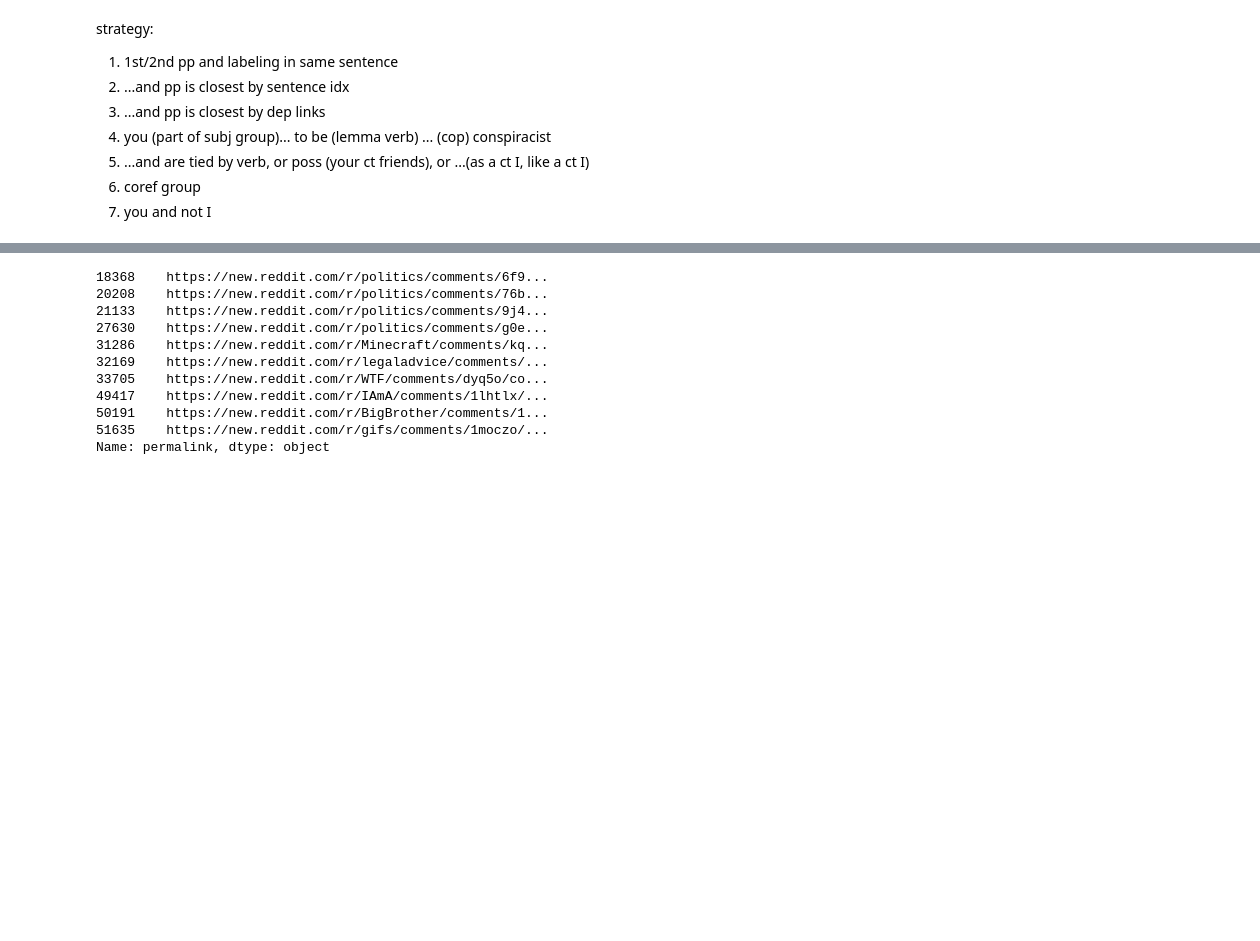
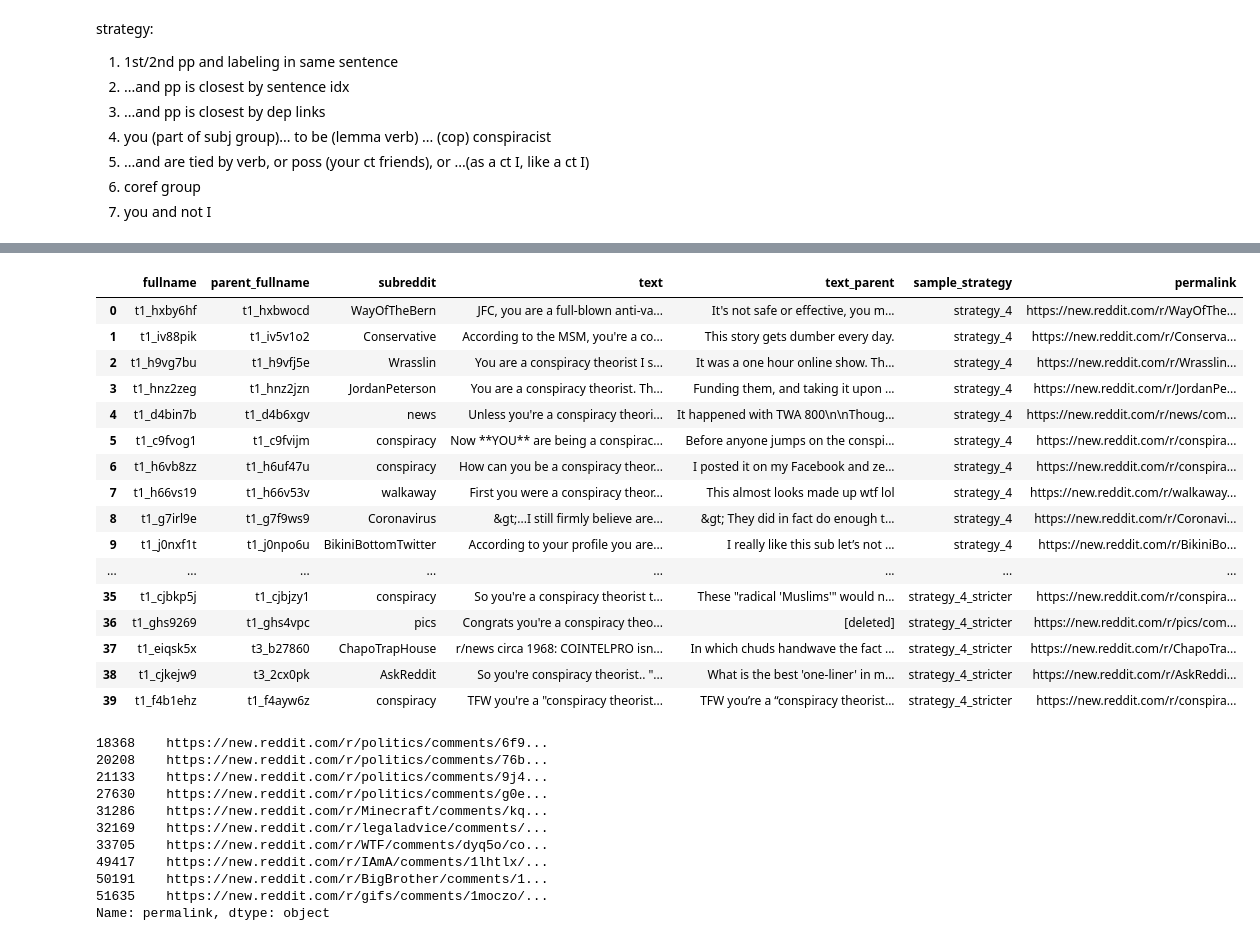
Before and after one commit to hide-ous/thrutherstoo, a Jupyter notebook: notebooks/find_direct_labeling_instances.ipynb, the cells around one changed output, grey strips where cells are left out. Saved outputs shown, nothing was run; the diff lists cells and outputs as text; code cells hidden in the pictures; blank space fills up the shorter version.

```diff
--- a/notebooks/find_direct_labeling_instances.ipynb
+++ b/notebooks/find_direct_labeling_instances.ipynb
@@ -230,0 +488,9 @@ len(strategy_4)
+# %%
+to_annotate = pd.concat((sample_4, sample_4_stricter))
+# %%
+parent_fullnames = set(to_annotate.parent_fullname)
+parents = list()
+for chunk in pd.read_json('../data/interim/labeling_subthread_all_filtered_preprocessed_no_bot.jsonl.zip', compression='zip', chunksize=1000, lines=True):
+    parents.append(chunk[chunk.fullname.isin(parent_fullnames)])
+parent_df = pd.concat(parents)
+len(parent_df)
@@ -230,0 +519,5 @@ len(strategy_4)
+# %%
+to_annotate['permalink'] = to_annotate.apply(get_permalink, axis=1)
+# %%
+
+to_annotate = pd.merge(to_annotate, parent_df[['text', 'fullname']], left_on='parent_fullname', right_on='fullname', suffixes = ['', '_parent'])[['fullname', 'parent_fullname', 'subreddit','text', 'text_parent', 'sample_strategy','permalink' ]]
@@ -231,3 +527,23 @@ len(strategy_4)
+# %%
+to_annotate
+# %% [output]
+|  | fullname | parent_fullname | subreddit | text | text_parent | sample_strategy | permalink |
+| 0 | t1_hxby6hf | t1_hxbwocd | WayOfTheBern | JFC, you are a full-blown anti-va... | It's not safe or effective, you m... | strategy_4 | https://new.reddit.com/r/WayOfThe... |
+| 1 | t1_iv88pik | t1_iv5v1o2 | Conservative | According to the MSM, you're a co... | This story gets dumber every day. | strategy_4 | https://new.reddit.com/r/Conserva... |
+| 2 | t1_h9vg7bu | t1_h9vfj5e | Wrasslin | You are a conspiracy theorist I s... | It was a one hour online show. Th... | strategy_4 | https://new.reddit.com/r/Wrasslin... |
+| 3 | t1_hnz2zeg | t1_hnz2jzn | JordanPeterson | You are a conspiracy theorist. Th... | Funding them, and taking it upon ... | strategy_4 | https://new.reddit.com/r/JordanPe... |
+| 4 | t1_d4bin7b | t1_d4b6xgv | news | Unless you're a conspiracy theori... | It happened with TWA 800\n\nThoug... | strategy_4 | https://new.reddit.com/r/news/com... |
+| 5 | t1_c9fvog1 | t1_c9fvijm | conspiracy | Now **YOU** are being a conspirac... | Before anyone jumps on the conspi... | strategy_4 | https://new.reddit.com/r/conspira... |
+| 6 | t1_h6vb8zz | t1_h6uf47u | conspiracy | How can you be a conspiracy theor... | I posted it on my Facebook and ze... | strategy_4 | https://new.reddit.com/r/conspira... |
+| 7 | t1_h66vs19 | t1_h66v53v | walkaway | First you were a conspiracy theor... | This almost looks made up wtf lol | strategy_4 | https://new.reddit.com/r/walkaway... |
+| 8 | t1_g7irl9e | t1_g7f9ws9 | Coronavirus | &gt;...I still firmly believe are... | &gt; They did in fact do enough t... | strategy_4 | https://new.reddit.com/r/Coronavi... |
+| 9 | t1_j0nxf1t | t1_j0npo6u | BikiniBottomTwitter | According to your profile you are... | I really like this sub let’s not ... | strategy_4 | https://new.reddit.com/r/BikiniBo... |
+| ... | ... | ... | ... | ... | ... | ... | ... |
+| 35 | t1_cjbkp5j | t1_cjbjzy1 | conspiracy | So you're a conspiracy theorist t... | These "radical 'Muslims'" would n... | strategy_4_stricter | https://new.reddit.com/r/conspira... |
+| 36 | t1_ghs9269 | t1_ghs4vpc | pics | Congrats you're a conspiracy theo... | [deleted] | strategy_4_stricter | https://new.reddit.com/r/pics/com... |
+| 37 | t1_eiqsk5x | t3_b27860 | ChapoTrapHouse | r/news circa 1968: COINTELPRO isn... | In which chuds handwave the fact ... | strategy_4_stricter | https://new.reddit.com/r/ChapoTra... |
+| 38 | t1_cjkejw9 | t3_2cx0pk | AskReddit | So you're conspiracy theorist.. "... | What is the best 'one-liner' in m... | strategy_4_stricter | https://new.reddit.com/r/AskReddi... |
+| 39 | t1_f4b1ehz | t1_f4ayw6z | conspiracy | TFW you're a "conspiracy theorist... | TFW you’re a “conspiracy theorist... | strategy_4_stricter | https://new.reddit.com/r/conspira... |
 # %%
 strategy_1 = list()
 strategy_2 = list()
```
Also changed, not shown: parts of 31 cells of this notebook, 1 other file.
